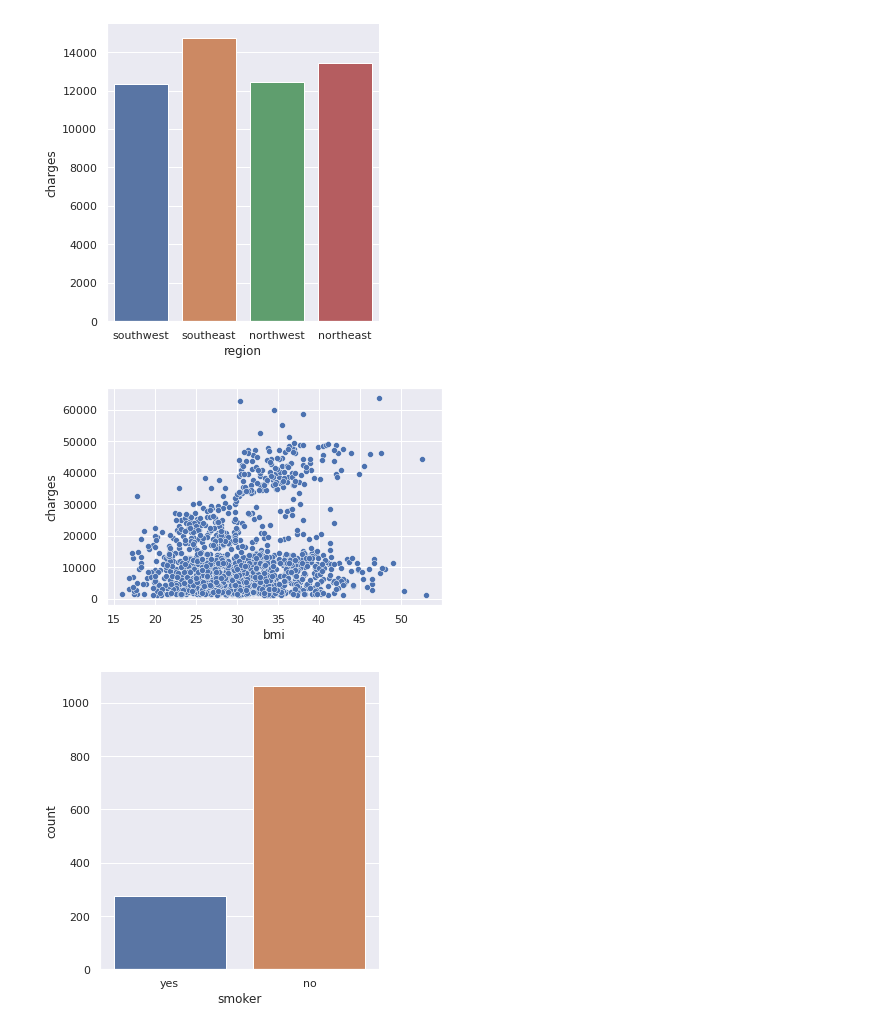
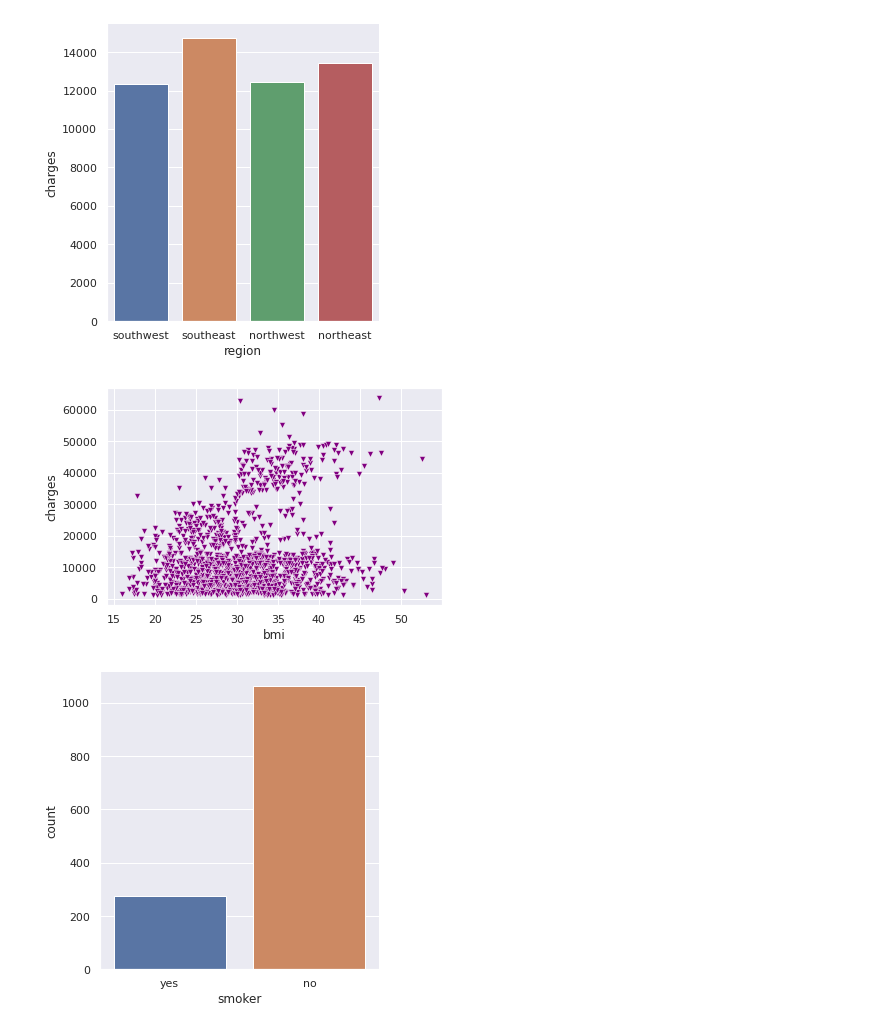
Before and after one commit to graceuche/northeastern-final-project, a Jupyter notebook: visual_analysis.ipynb, the cells around one changed output. Saved outputs shown, nothing was run; the diff lists cells and outputs as text; code cells hidden in the pictures.

```diff
--- a/visual_analysis.ipynb
+++ b/visual_analysis.ipynb
@@ -306,10 +335,12 @@ plt.show()
 [figure]
 # %%
 sns.scatterplot(x='bmi', y='charges',
-                data=insurance_premium)
+                data=insurance_premium,
+                marker='v',
+                color='purple')
 plt.show()
 # %% [output]
-[figure, old version]
+[figure, new version]
 # %%
 sns.catplot(x='smoker',
               data=insurance_premium,
```
Also changed, not shown: parts of 16 cells of this notebook.
